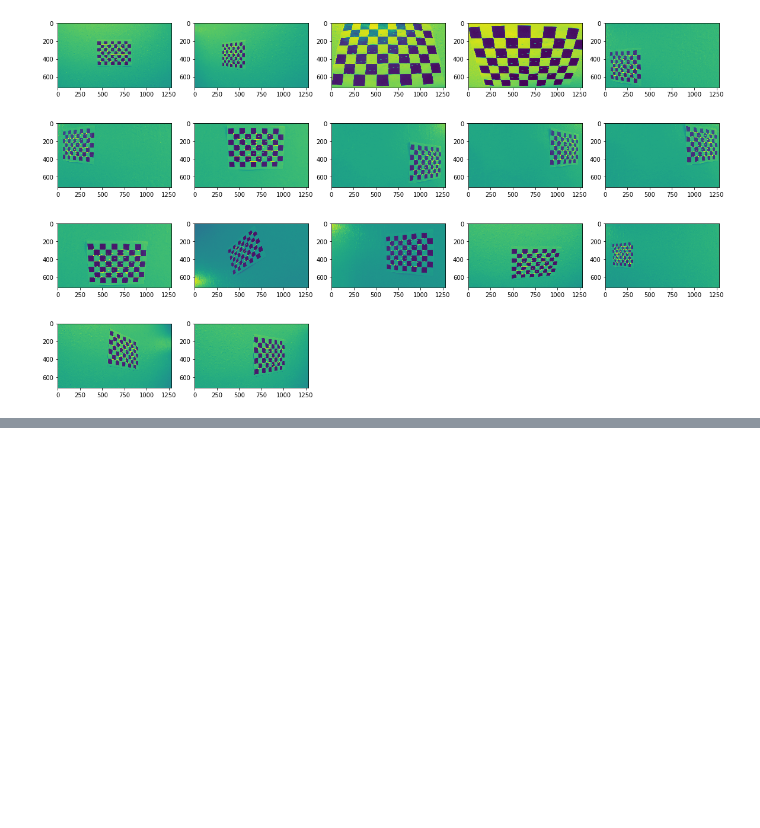
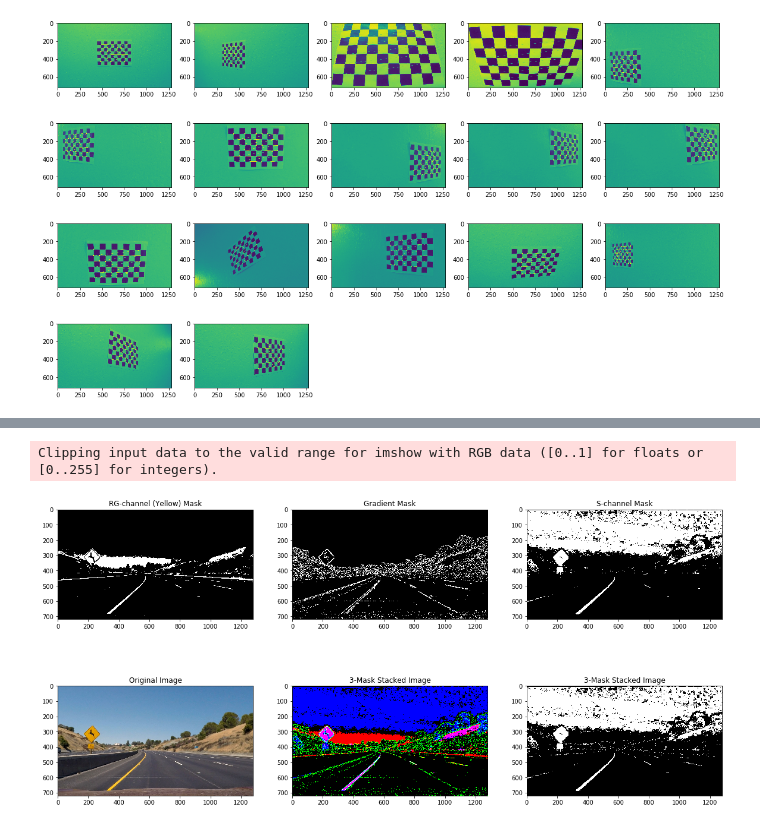
Before and after one commit to StevenShuoFeng/CarND-Advanced-Lane-Lines, a Jupyter notebook: pipeline.ipynb, the cells around one changed output, grey strips where cells are left out. Cells and saved outputs as stored; diff of their text form; code cells hidden in the pictures; blank space fills up the shorter version.

```diff
--- a/pipeline.ipynb
+++ b/pipeline.ipynb
@@ -75,0 +147,34 @@ camera_cal/calibration8.jpg
+# %%
+# ------------------------------------
+plt.rcParams['figure.figsize'] = (20, 10)
+testFn = 'test_images/test2.jpg'
+imgTest = cv2.imread(testFn)
+
+masks = findAllMasks(imgTest)
+bmap = mergeMasks2RGB(masks)
+
+# final combined mask, (direction mask && magnitude mask) || color mask
+combinedMask = np.zeros_like(masks[0])
+combinedMask[(masks[0]==1 )&( masks[1]==1 ) | (masks[2]==1)] = 255
+
+
+f, axhandles = plt.subplots(2, 3, figsize=(20,10))
+
+titles = ['RG-channel (Yellow) Mask', 'Gradient Mask', 'S-channel Mask']
+for i in range(3):
+    axhandles[0, i].imshow(masks[i]*255, cmap='gray')
+    axhandles[0, i].set_title(titles[i])
+
+axhandles[1, 0].imshow(cv2.cvtColor(imgTest, cv2.COLOR_BGR2RGB))
+axhandles[1, 0].set_title('Original Image')
+
+axhandles[1, 1].imshow(mergeMasks2RGB(masks))
+axhandles[1, 1].set_title('3-Mask Stacked Image')
+
+axhandles[1, 2].imshow(combinedMask, cmap='gray')
+axhandles[1, 2].set_title('3-Mask Stacked Image')
+
+plt.show()
+# %% [output]
+Clipping input data to the valid range for imshow with RGB data ([0..1] for floats or [0..255] for integers).
+[figure, added]
```
Also changed, not shown: parts of 7 cells of this notebook.
